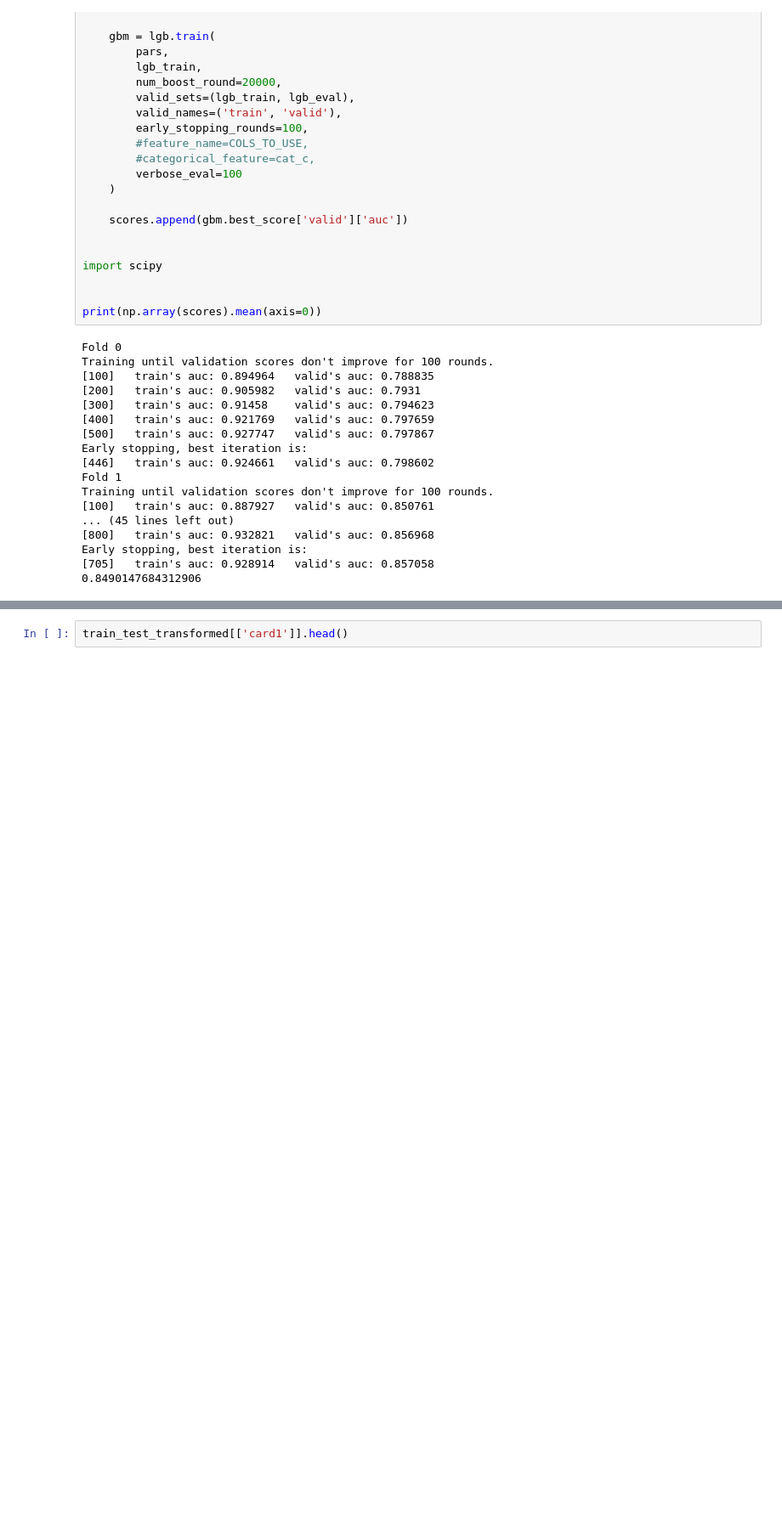
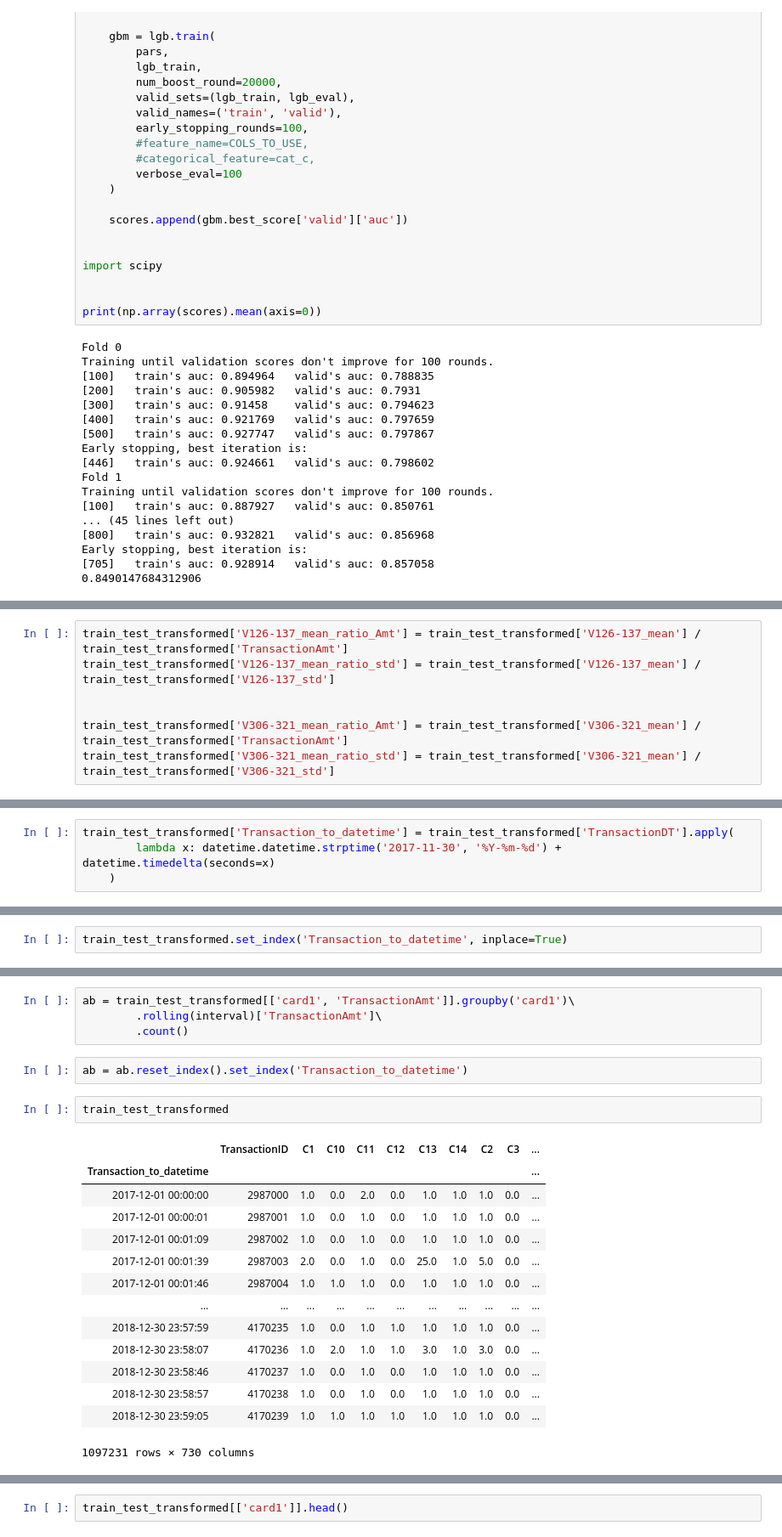
Before and after one commit to merkylove/IEEE_FRAUD, a Jupyter notebook: Untitled.ipynb, the cells around one changed output, grey strips where cells are left out. Shown at 85% size. Saved outputs shown, nothing was run; the diff lists cells and outputs as text; blank space fills up the shorter version.

Commit message:
rolling features

```diff
--- a/Untitled.ipynb
+++ b/Untitled.ipynb
@@ -2296,3 +2330,10 @@ Early stopping, best iteration is:
+# %%
+train_test_transformed['V126-137_mean_ratio_Amt'] = train_test_transformed['V126-137_mean'] / train_test_transformed['TransactionAmt']
+train_test_transformed['V126-137_mean_ratio_std'] = train_test_transformed['V126-137_mean'] / train_test_transformed['V126-137_std']
+
+
+train_test_transformed['V306-321_mean_ratio_Amt'] = train_test_transformed['V306-321_mean'] / train_test_transformed['TransactionAmt']
+train_test_transformed['V306-321_mean_ratio_std'] = train_test_transformed['V306-321_mean'] / train_test_transformed['V306-321_std']
 # %%
 folds = GroupKFold(n_splits=6)
 
@@ -2393,0 +2436,4 @@ KeyboardInterrupt:
+# %%
+train_test_transformed['Transaction_to_datetime'] = train_test_transformed['TransactionDT'].apply(
+        lambda x: datetime.datetime.strptime('2017-11-30', '%Y-%m-%d') + datetime.timedelta(seconds=x)
+    )
@@ -2393,0 +2452,2 @@ KeyboardInterrupt:
+# %%
+train_test_transformed.set_index('Transaction_to_datetime', inplace=True)
@@ -2393,0 +2471,23 @@ KeyboardInterrupt:
+# %%
+ab = train_test_transformed[['card1', 'TransactionAmt']].groupby('card1')\
+        .rolling(interval)['TransactionAmt']\
+        .count()
+# %%
+ab = ab.reset_index().set_index('Transaction_to_datetime')
+# %%
+train_test_transformed
+# %% [output]
+|  | TransactionID | C1 | C10 | C11 | C12 | C13 | C14 | C2 | C3 | ... |
+| Transaction_to_datetime |  |  |  |  |  |  |  |  |  | ... |
+| 2017-12-01 00:00:00 | 2987000 | 1.0 | 0.0 | 2.0 | 0.0 | 1.0 | 1.0 | 1.0 | 0.0 | ... |
+| 2017-12-01 00:00:01 | 2987001 | 1.0 | 0.0 | 1.0 | 0.0 | 1.0 | 1.0 | 1.0 | 0.0 | ... |
+| 2017-12-01 00:01:09 | 2987002 | 1.0 | 0.0 | 1.0 | 0.0 | 1.0 | 1.0 | 1.0 | 0.0 | ... |
+| 2017-12-01 00:01:39 | 2987003 | 2.0 | 0.0 | 1.0 | 0.0 | 25.0 | 1.0 | 5.0 | 0.0 | ... |
+| 2017-12-01 00:01:46 | 2987004 | 1.0 | 1.0 | 1.0 | 0.0 | 1.0 | 1.0 | 1.0 | 0.0 | ... |
+| ... | ... | ... | ... | ... | ... | ... | ... | ... | ... | ... |
+| 2018-12-30 23:57:59 | 4170235 | 1.0 | 0.0 | 1.0 | 1.0 | 1.0 | 1.0 | 1.0 | 0.0 | ... |
+| 2018-12-30 23:58:07 | 4170236 | 1.0 | 2.0 | 1.0 | 1.0 | 3.0 | 1.0 | 3.0 | 0.0 | ... |
+| 2018-12-30 23:58:46 | 4170237 | 1.0 | 0.0 | 1.0 | 0.0 | 1.0 | 1.0 | 1.0 | 0.0 | ... |
+| 2018-12-30 23:58:57 | 4170238 | 1.0 | 0.0 | 1.0 | 0.0 | 1.0 | 1.0 | 1.0 | 0.0 | ... |
+| 2018-12-30 23:59:05 | 4170239 | 1.0 | 1.0 | 1.0 | 1.0 | 1.0 | 1.0 | 1.0 | 0.0 | ... |
+1097231 rows × 730 columns
```
Also changed, not shown: parts of 27 cells of this notebook, 4 other files.
